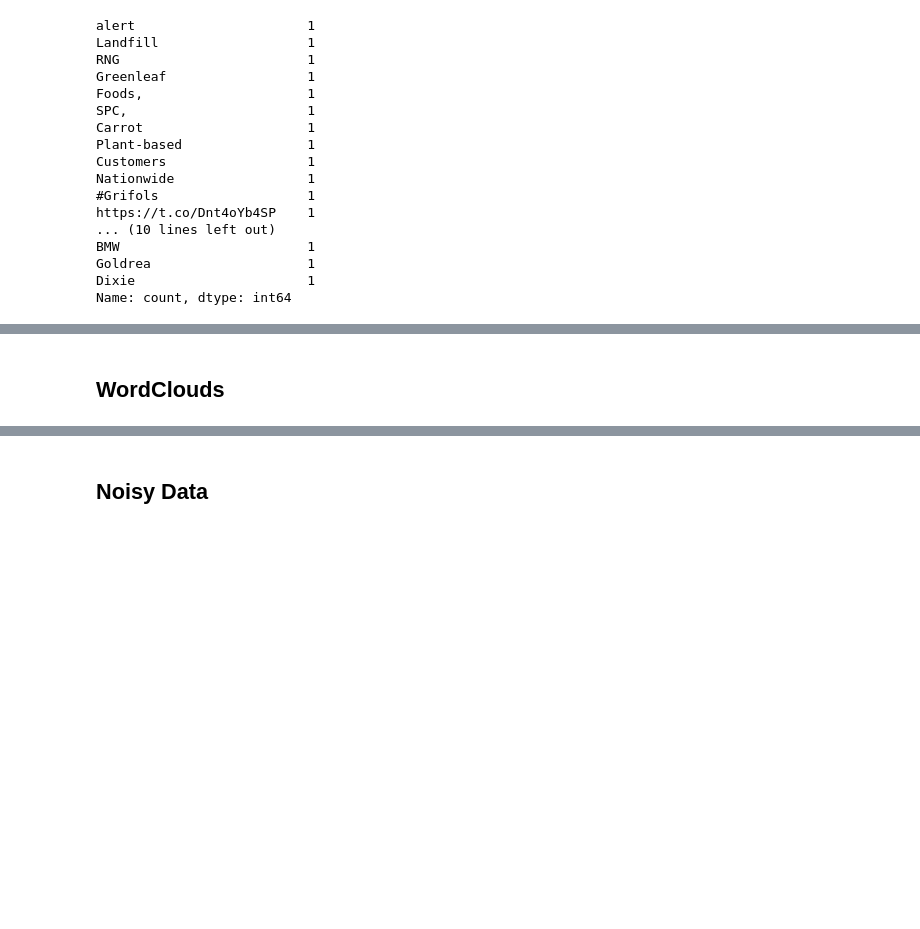
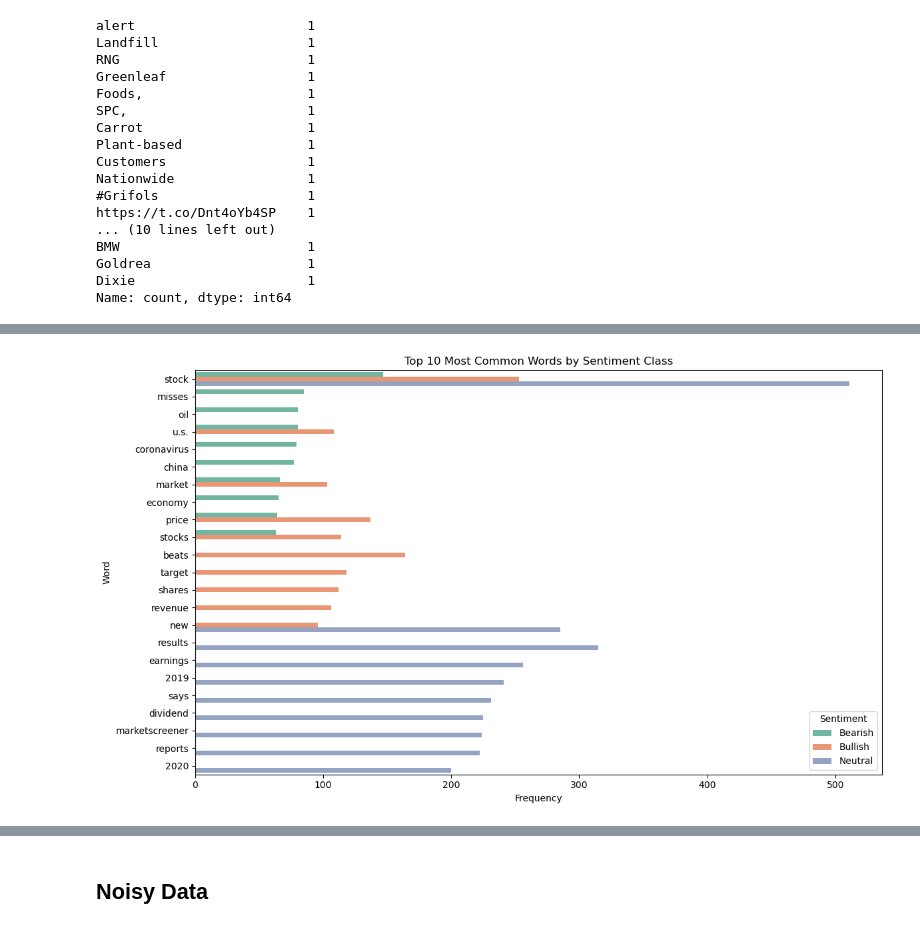
Before and after one commit to rmiranda37/text_mining_2025, a Jupyter notebook: Entrega Final/tm_testes_11.ipynb, the cells around one changed output, grey strips where cells are left out. Drawn from its saved outputs; the diff is of its cells as text; code cells hidden in the pictures; blank space fills up the shorter version.

```diff
--- a/Entrega Final/tm_testes_11.ipynb
+++ b/Entrega Final/tm_testes_11.ipynb
@@ -697,5 +656,58 @@ plt.show()
-# %% [markdown]
-## WordClouds
+# %%
+
+# Custom stopwords
+from nltk.corpus import stopwords
+english_stopwords = set(stopwords.words('english'))
+custom_stopwords = english_stopwords.union({
+    'https', 't.co', 'co', 'amp', 'rt', 'u', 's',
+    '“', '”', '’', "'s", '—', '…'
+})
+
+# Tokenization function
+def tokenize(text):
+    tokens = word_tokenize(str(text).lower())
+    return [
+        t for t in tokens
+        if t not in string.punctuation
+        and t not in custom_stopwords
+        and not t.startswith('http')
+    ]
+
+# Apply tokenization
+train_df['tokens'] = train_df['text'].apply(tokenize)
+
+# Map numerical labels to names
+label_map = {0: 'Bearish', 1: 'Bullish', 2: 'Neutral'}
+train_df['label_name'] = train_df['label'].map(label_map)
+
+# Explode tokens to facilitate frequency counting
+exploded = train_df.explode('tokens')
+
+# Group and count token frequencies per class
+grouped = (
+    exploded.groupby(['label_name', 'tokens'])
+    .size()
+    .reset_index(name='Frequency')
+)
+
+# Get top 10 tokens per class
+top_words_df = (
+    grouped.groupby('label_name', group_keys=False)
+    .apply(lambda x: x.sort_values('Frequency', ascending=False).head(10))
+    .rename(columns={'tokens': 'Word', 'label_name': 'Label'})
+)
+
+# Plot
+plt.figure(figsize=(12, 7))
+sns.barplot(data=top_words_df, x='Frequency', y='Word', hue='Label', palette='Set2')
+plt.title('Top 10 Most Common Words by Sentiment Class')
+plt.xlabel('Frequency')
+plt.ylabel('Word')
+plt.legend(title='Sentiment')
+plt.tight_layout()
+plt.show()
+# %% [output]
+[figure, added]
 # %%
 del train_df['label_name']
 del train_df['tokens']
```
Also changed, not shown: parts of 8 cells of this notebook.
